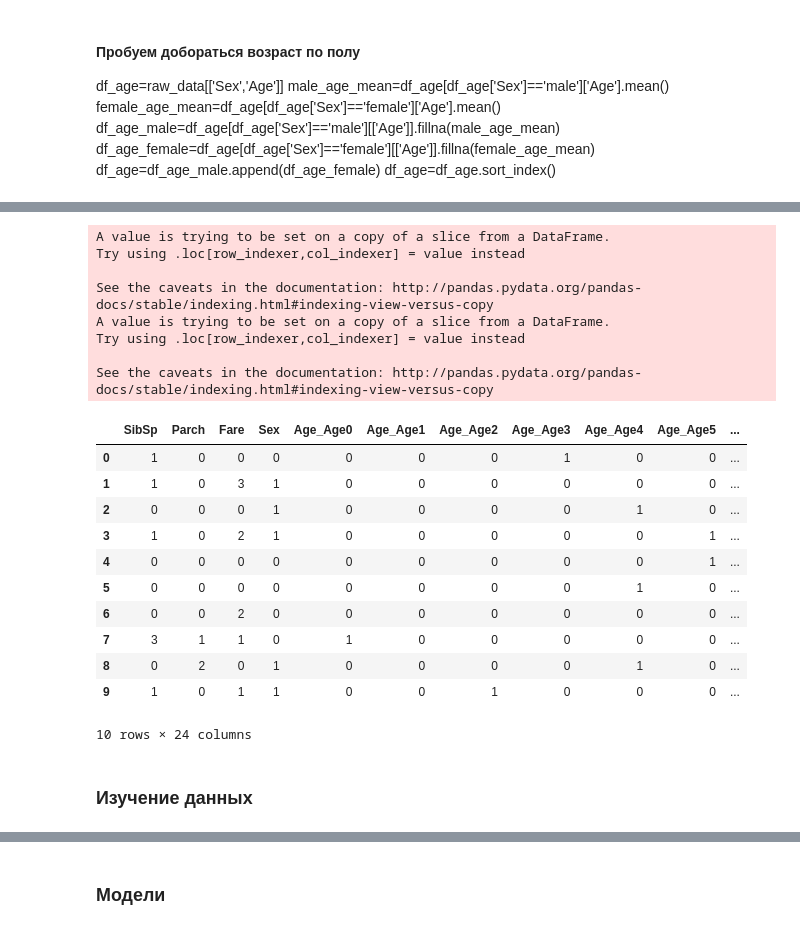
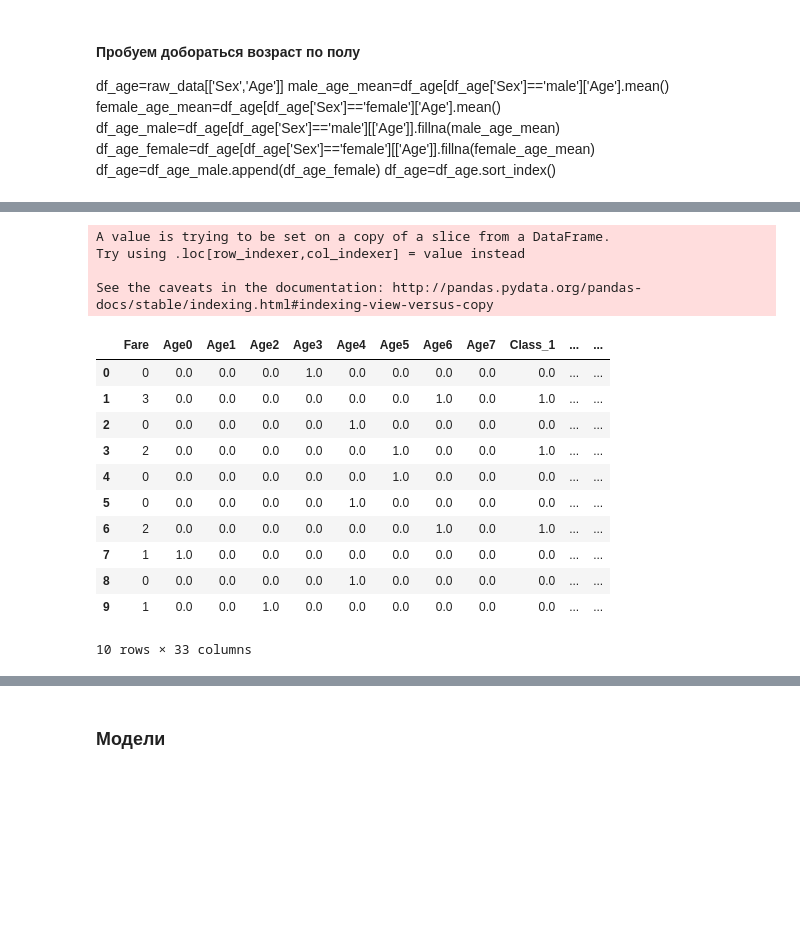
Before and after one commit to MiniGN/Kaggle-Titanic, a Jupyter notebook: run.ipynb, the cells around one changed output, grey strips where cells are left out. Saved outputs shown, nothing was run; the diff lists cells and outputs as text; code cells hidden in the pictures; blank space fills up the shorter version.

```diff
--- a/run.ipynb
+++ b/run.ipynb
@@ -133,0 +130,8 @@ df_age.head()
+# %%
+df_emb=raw_data[['Embarked']]
+df_emb['Embarked'].fillna('S',inplace=True)
+#df_class['Pclass']=df_class['Pclass'].apply(lambda x:'Class'+str(x))
+sns.countplot(x='Embarked', hue='Survived', data=df_emb.join(raw_data['Survived']));
+# Делаем массив бинарных признаков
+df_emb=pd.get_dummies(df_emb)
+df_emb.head()
@@ -133,0 +187,17 @@ df_age.head()
+# %%
+def get_title(name):
+    title_search = re.search(' ([A-Za-z]+)\.', name)
+    # If the title exists, extract and return it.
+    if title_search:
+        return title_search.group(1)
+    return ""
+
+df_title= raw_data[['Name']]
+df_title['Name']=df_title['Name'].apply(get_title)
+df_title['Name'] = df_title['Name'].replace(['Lady', 'Countess','Capt', 'Col','Don', 'Dr', 'Major', 'Rev', 'Sir', 'Jonkheer', 'Dona'], 'Rare')
+df_title['Name'] = df_title['Name'].replace('Mlle', 'Miss')
+df_title['Name'] = df_title['Name'].replace('Ms', 'Miss')
+df_title['Name'] = df_title['Name'].replace('Mme', 'Mrs')
+sns.countplot(x='Name', hue='Survived', data=df_title.join(raw_data['Survived']));
+df_title=pd.get_dummies(df_title)
+df_title.head(10)
@@ -133,0 +239,10 @@ df_age.head()
+# %%
+def get_person(passenger):
+    age,sex = passenger
+    return 'child' if age < 16 else sex
+df_sex=raw_data[['Sex','Age']]
+df_sex['Age']=df_sex['Age'].fillna(df_sex['Age'].mean())
+df_sex['Person'] = df_sex[['Age','Sex']].apply(get_person,axis=1)
+df_sex.drop(['Sex','Age'],axis=1,inplace=True)
+df_sex=pd.get_dummies(df_sex)
+df_sex.head(10)
@@ -134,33 +318,33 @@ df_age.head()
 # %%
 target=raw_data[['Survived']]
 target=target.values.ravel()
-data=raw_data[['SibSp','Parch','Fare']]
-data['Sex']=raw_data.Sex.apply( lambda x:0 if x == 'male' else 1 )
+data=raw_data[['Fare']]
+#data['Sex']=raw_data.Sex.apply( lambda x:0 if x == 'male' else 1 )
 data['Fare']=data['Fare'].apply(lambda x:int(x/20))
+#data=df_fare
+#data=data.join(df_fare)
 data=data.join(df_age)
 data=data.join(df_class)
 data=data.join(df_cab)
+data=data.join(df_emb)
+data=data.join(df_fam)
+data=data.join(df_title)
+data=data.join(df_sex)
 data.head(10)
 # %% [output]
 A value is trying to be set on a copy of a slice from a DataFrame.
 Try using .loc[row_indexer,col_indexer] = value instead
 
 See the caveats in the documentation: http://pandas.pydata.org/pandas-docs/stable/indexing.html#indexing-view-versus-copy
-A value is trying to be set on a copy of a slice from a DataFrame.
-Try using .loc[row_indexer,col_indexer] = value instead
-
-See the caveats in the documentation: http://pandas.pydata.org/pandas-docs/stable/indexing.html#indexing-view-versus-copy
-|  | SibSp | Parch | Fare | Sex | Age_Age0 | Age_Age1 | Age_Age2 | Age_Age3 | Age_Age4 | Age_Age5 | ... |
-| 0 | 1 | 0 | 0 | 0 | 0 | 0 | 0 | 1 | 0 | 0 | ... |
-| 1 | 1 | 0 | 3 | 1 | 0 | 0 | 0 | 0 | 0 | 0 | ... |
-| 2 | 0 | 0 | 0 | 1 | 0 | 0 | 0 | 0 | 1 | 0 | ... |
-| 3 | 1 | 0 | 2 | 1 | 0 | 0 | 0 | 0 | 0 | 1 | ... |
-| 4 | 0 | 0 | 0 | 0 | 0 | 0 | 0 | 0 | 0 | 1 | ... |
-| 5 | 0 | 0 | 0 | 0 | 0 | 0 | 0 | 0 | 1 | 0 | ... |
-| 6 | 0 | 0 | 2 | 0 | 0 | 0 | 0 | 0 | 0 | 0 | ... |
-| 7 | 3 | 1 | 1 | 0 | 1 | 0 | 0 | 0 | 0 | 0 | ... |
-| 8 | 0 | 2 | 0 | 1 | 0 | 0 | 0 | 0 | 1 | 0 | ... |
-| 9 | 1 | 0 | 1 | 1 | 0 | 0 | 1 | 0 | 0 | 0 | ... |
+|  | Fare | Age0 | Age1 | Age2 | Age3 | Age4 | Age5 | Age6 | Age7 | Class_1 | ... | ... |
+| 0 | 0 | 0.0 | 0.0 | 0.0 | 1.0 | 0.0 | 0.0 | 0.0 | 0.0 | 0.0 | ... | ... |
+| 1 | 3 | 0.0 | 0.0 | 0.0 | 0.0 | 0.0 | 0.0 | 1.0 | 0.0 | 1.0 | ... | ... |
+| 2 | 0 | 0.0 | 0.0 | 0.0 | 0.0 | 1.0 | 0.0 | 0.0 | 0.0 | 0.0 | ... | ... |
+| 3 | 2 | 0.0 | 0.0 | 0.0 | 0.0 | 0.0 | 1.0 | 0.0 | 0.0 | 1.0 | ... | ... |
+| 4 | 0 | 0.0 | 0.0 | 0.0 | 0.0 | 0.0 | 1.0 | 0.0 | 0.0 | 0.0 | ... | ... |
+| 5 | 0 | 0.0 | 0.0 | 0.0 | 0.0 | 1.0 | 0.0 | 0.0 | 0.0 | 0.0 | ... | ... |
+| 6 | 2 | 0.0 | 0.0 | 0.0 | 0.0 | 0.0 | 0.0 | 1.0 | 0.0 | 1.0 | ... | ... |
+| 7 | 1 | 1.0 | 0.0 | 0.0 | 0.0 | 0.0 | 0.0 | 0.0 | 0.0 | 0.0 | ... | ... |
+| 8 | 0 | 0.0 | 0.0 | 0.0 | 0.0 | 1.0 | 0.0 | 0.0 | 0.0 | 0.0 | ... | ... |
+| 9 | 1 | 0.0 | 0.0 | 1.0 | 0.0 | 0.0 | 0.0 | 0.0 | 0.0 | 0.0 | ... | ... |
-10 rows × 24 columns
+10 rows × 33 columns
-# %% [markdown]
-### Изучение данных
```
Also changed, not shown: parts of 29 cells of this notebook.
